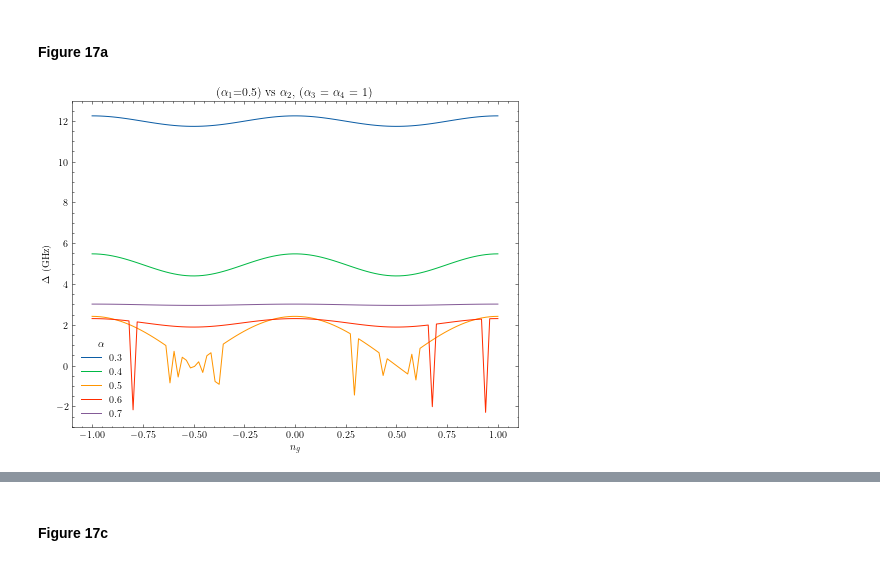
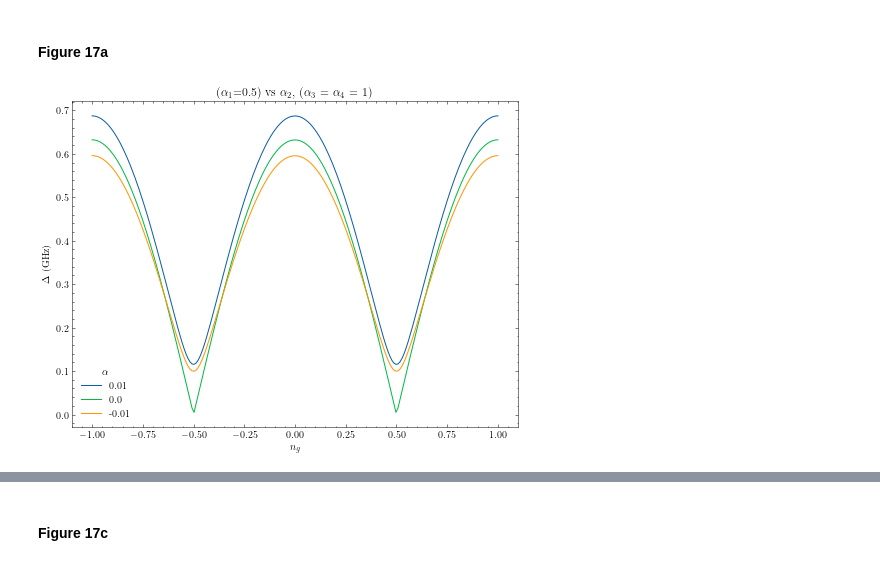
Before and after one commit to Dan5762/Transmon-Project, a Jupyter notebook: CM - Direct Coupling - alpha dispersion-Copy1.ipynb, the cells around one changed output, grey strips where cells are left out. Cells and saved outputs as stored; diff of their text form; code cells hidden in the pictures.

```diff
--- a/CM - Direct Coupling - alpha dispersion-Copy1.ipynb
+++ b/CM - Direct Coupling - alpha dispersion-Copy1.ipynb
@@ -43,8 +40,7 @@ flux_quanta = h / (2 * e_charge)
 ## Construct System Class
 # %%
 class SparseSystem:
-
-    def __init__(self, Ejp=121e9, Ejt=121e9, Cjp=8e-15, Cjt=60e-15, Cc=5e-15, Ct=100e-15, alphas=[0.4]*2, ng=0.25, flux=0.5, ncut=2):
+    def __init__(self, Ejp=153e9, Ejt=21.3e9, Cjp=12e-15, Cjt=36e-15, Cc=3.1e-15, Ct=18e-15, alphas=[0.25]*2, ng=0.12, flux=0.5, ncut=2):
         self.h = 6.626e-34
         self.hbar = 1.055e-34
         self.e_charge = 1.60218e-19
@@ -415,8 +411,8 @@ class SparseSystem:
 # %% [markdown]
 #### Figure 17a
 # %%
-fig_17a_ngs_p = np.linspace(-1, 1, 100)
-alpha2s = np.linspace(0.3, 0.7, 5)
+fig_17a_ngs_p = np.linspace(-1, 1, 1000)
+alpha2s = [0.49, 0.5, 0.51]
 
 system = SparseSystem(ncut=5, Cc=0)
 
@@ -435,12 +431,12 @@ for alpha2 in alpha2s:
 # %%
 plt.figure(figsize=(8,6))
 plt.title('($\\alpha_1$=0.5) vs $\\alpha_2$, ($\\alpha_3$ = $\\alpha_4$ = 1)')
 plt.xlabel('$n_g$')
 plt.ylabel('$\\Delta$ (GHz)')
 
 for alpha in fig_17a_results_p.keys():
-    plt.plot(fig_17a_ngs_p, [val * 1e-9 / h for val in fig_17a_results_p[alpha]], label=round(alpha,2))
+    plt.plot(fig_17a_ngs_p, [np.abs(val) * 1e-9 / h for val in fig_17a_results_p[alpha]], label=round(0.5 - alpha, 5))
 plt.legend(title='$\\alpha$')
 plt.show()
 # %% [output]
-[figure, old version]
+[figure, new version]
```
Also changed, not shown: parts of 7 cells of this notebook, 46 other files.
